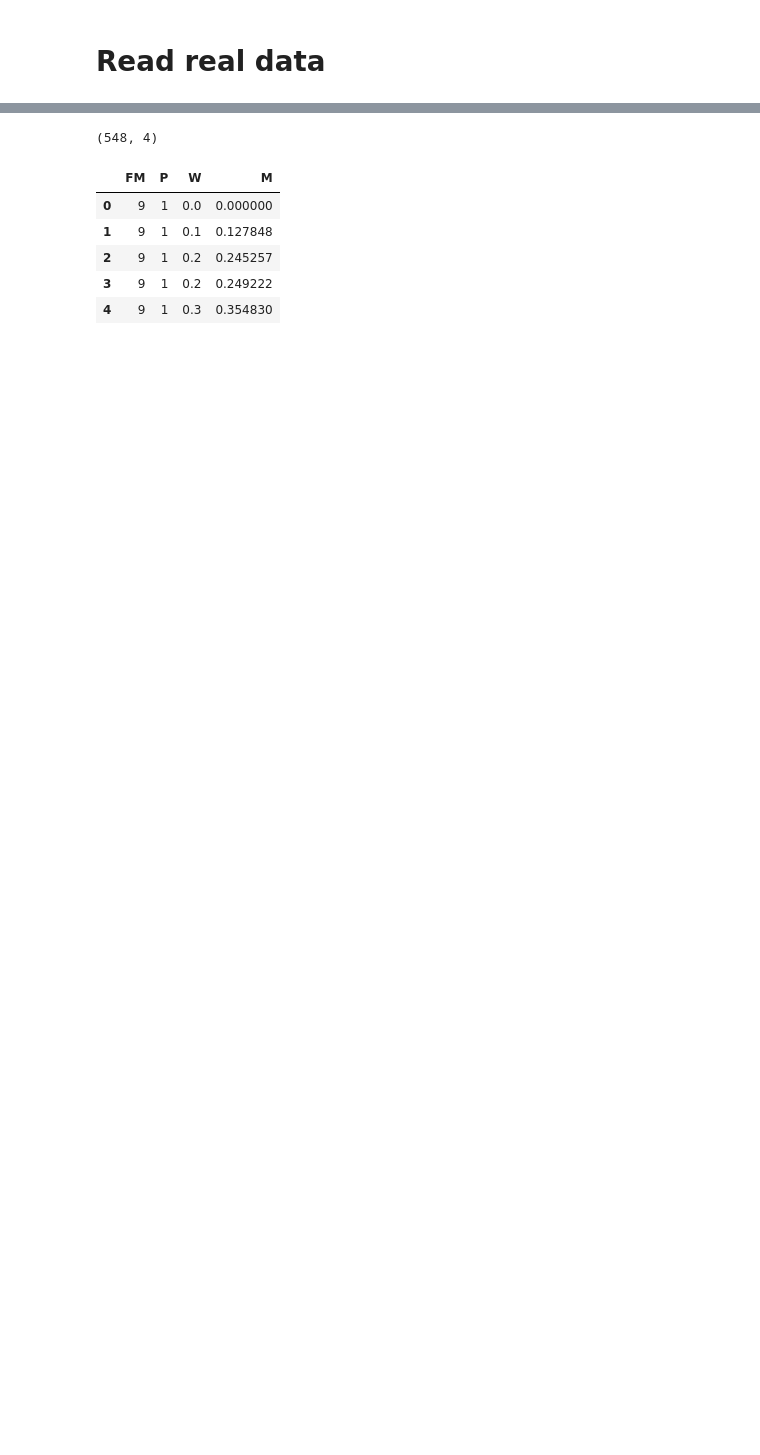
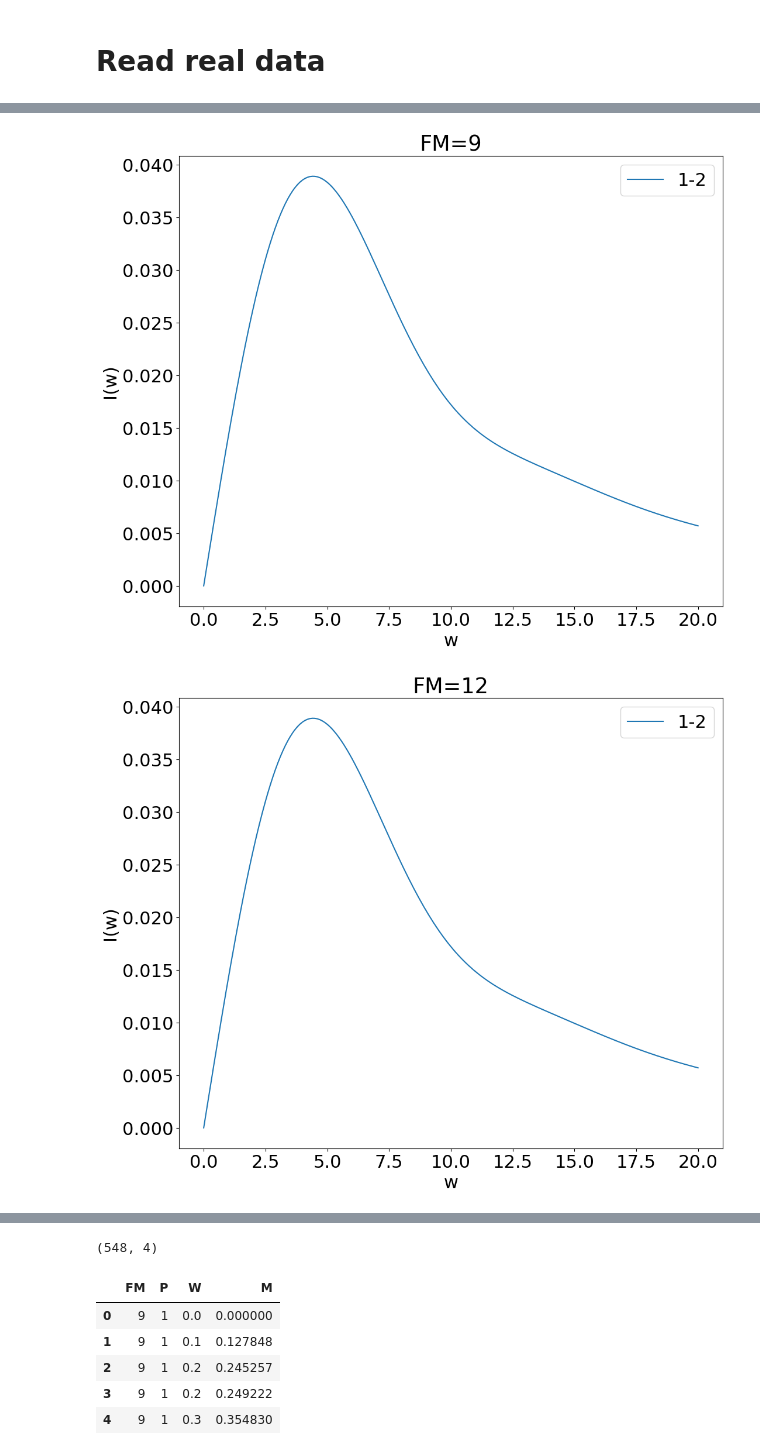
Before and after one commit to xperthut/Particle_Physics, a Jupyter notebook: Helicity/Code/prepare_data.ipynb, the cells around one changed output, grey strips where cells are left out. Saved outputs shown, nothing was run; the diff lists cells and outputs as text; code cells hidden in the pictures; blank space fills up the shorter version.

```diff
--- a/Helicity/Code/prepare_data.ipynb
+++ b/Helicity/Code/prepare_data.ipynb
@@ -42,0 +172,4 @@ df_g.head()
+# %%
+dfM = pd.read_csv(os.path.join(DATA_DIR, 'new_M.csv'))
+dfM.columns = ['P', 'W', 'M', 'FM']
+dfM.head()
@@ -42,0 +194,37 @@ df_g.head()
+# %%
+I={}
+# I(w) = m*((j^2 * M_j)/p0_j - (i^2 * M_i)/p0_i)/(j^2 - i^2), j>i
+
+for fm in [9,12,15]:
+    tmpI = {}
+    piv =  dfM[dfM.FM==fm].pivot_table(index='P', columns=['W'], values='M', fill_value=-1)
+    for i in range(1,6):
+        for j in range(i+1, 6):
+            key = f'{i}-{j}'
+            tmp = I.get(key, {'w':[], 'I':[]})
+            for w, mi, mj in zip(piv.columns, piv.iloc[i-1].tolist(), piv.iloc[j-1].tolist()):
+                #print(mi, mj)
+                if mi>=0 and mj>=0:
+                    denom = j**2 - i**2
+                    tj = (j**2 * mj) # / adjust['09'][f'p0_{j}']
+                    ti = (i**2 * mi) # / adjust['09'][f'p0_{i}']
+
+                    tmp['w'].append(w)
+                    tmp['I'].append((tj - ti) / denom)
+            if (np.asarray(tmp['I'])<0).any():
+                continue
+            tmpI[key] = tmp
+    I[fm] = tmpI
+
+
+    for k in I[fm]:
+        plt.plot(I[fm][k]['w'], I[fm][k]['I'], label=k)
+
+    plt.legend()
+    plt.xlabel('w')
+    plt.ylabel('I(w)')
+    plt.title(f'FM={fm}')
+    plt.show()
+# %% [output]
+[figure, added]
+[figure, added]
```
Also changed, not shown: parts of 16 cells of this notebook, 9 other files.
